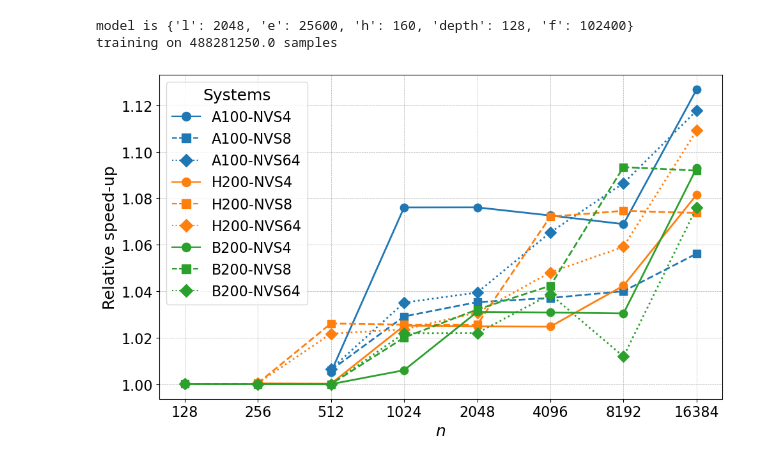
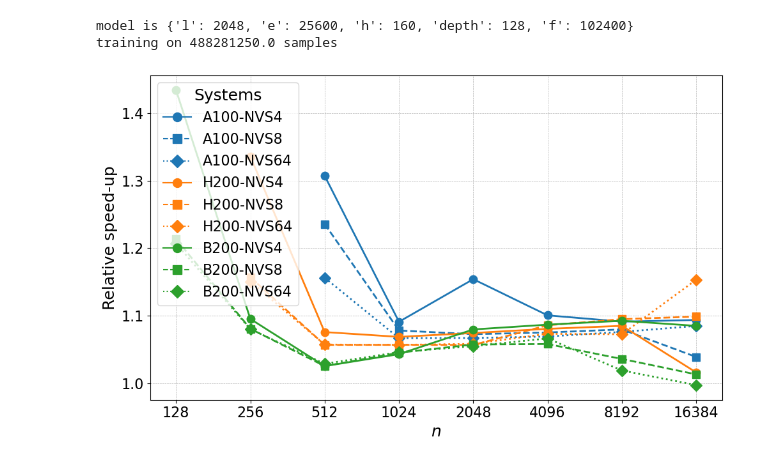
Before and after one commit to ShashankSubramanian/transformer-perf-estimates, a Jupyter notebook: plots/plots_overall_perf_compare.ipynb, the cells around one changed output. Drawn from its saved outputs; the diff is of its cells as text; code cells hidden in the pictures.

```diff
--- a/plots/plots_overall_perf_compare.ipynb
+++ b/plots/plots_overall_perf_compare.ipynb
@@ -54,7 +54,7 @@ nvlink_sizes = [4, 8, 64, 4, 8, 64, 4, 8, 64] # nvs sizes
 styles = ['o', 's', 'D']  # Different markers for NVS sizes
 line_styles = ['-', '--', ':']  # Different line styles for NVS sizes
 st_colors = ['#1f77b4', '#ff7f0e', '#2ca02c']  # Different colors for GPU types
-parallel_strat_pairs = [('2d-seqp', '1d')]  # Replace with your actual strategy names
+parallel_strat_pairs = [('2d', '1d')]  # Replace with your actual strategy names
 unique_gpus = ['A100', 'H200', 'B200']
 
 fig, axs = plt.subplots(1, 1, figsize=(10, 6), tight_layout=True)
@@ -113,32 +113,33 @@ for strat1, strat2 in parallel_strat_pairs:
 
             # Align the time data with the common GPU counts
             time_strat1_common = [times_strat1[sys_str][list(n_gpus_strat1[sys_str]).index(gpu)] for gpu in common_gpus]
             time_strat2_common = [times_strat2[sys_str][list(n_gpus_strat2[sys_str]).index(gpu)] for gpu in common_gpus]
 
             # Compute the ratio of training times for the common GPUs
             time_ratio = np.array(time_strat2_common) / np.array(time_strat1_common)
 
             # Plot the ratio of training times with different marker, color, and linestyle
             line, = axs.plot(common_gpus, time_ratio, label=f'{sys_str}: {strat2}/{strat1}',
                              marker=marker, markersize=9, color=color, linewidth=2, linestyle=linestyle)
 
         axs.set_xscale('log', base=2)
+        # axs.set_ylim([0.95,1.45])
         axs.set_xticks(common_gpus)
         axs.set_xticklabels(common_gpus)
         axs.set_xlabel(r'$n$', fontsize=18)
         axs.set_ylabel(f'Relative speed-up', fontsize=18)
         nvc += 1
 
         sys_str_handles.append(Line2D([0], [0], marker=marker, color=color, label=f'{sys_str}', linestyle=linestyle, markersize=10))
 
 if not feasible:
     print('No feasible configs!')
 
 # Add legends
 sys_str_legend = axs.legend(handles=sys_str_handles, title="Systems", fontsize=16, loc='upper left', title_fontsize=18)
 axs.grid(True, which='both', linestyle='--', linewidth=0.5)
 fig.tight_layout()
 # plt.show()
-# plt.savefig('../outputs/compare_{}_{}_{}.pdf'.format(strat2, strat1, model_str), dpi=400)
+plt.savefig('../outputs/compare_{}_{}_{}.pdf'.format(strat2, strat1, model_str), dpi=400)
 # %% [output]
-[figure, old version]
+[figure, new version]
```
Also changed, not shown: 51 other files.
